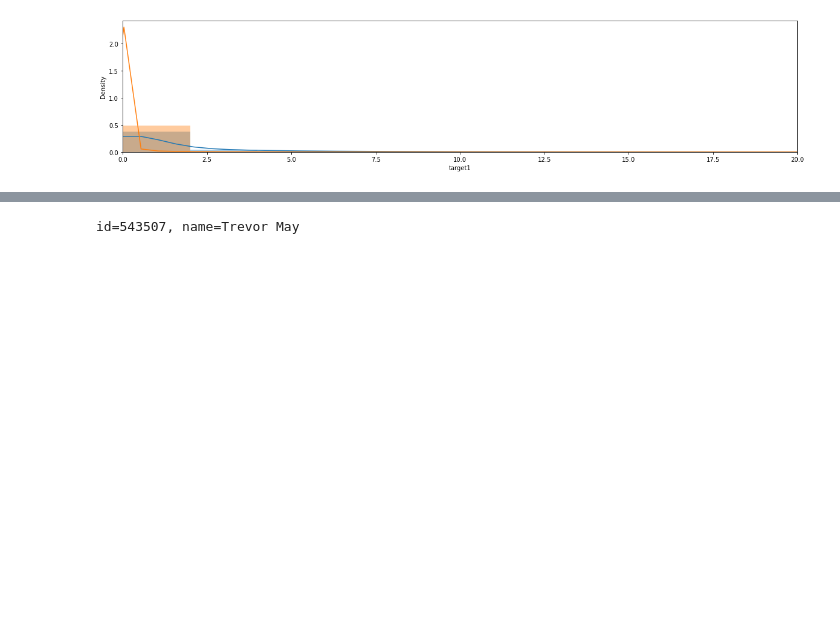
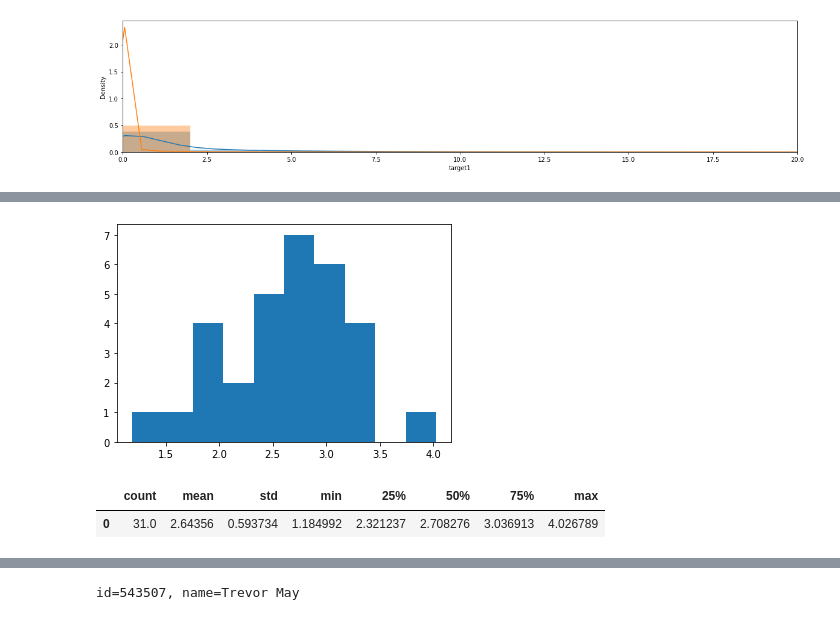
Before and after one commit to root4kaido/MLB-Player-Digital-Engagement-Forecasting, a Jupyter notebook: Notebook/other/eda_target.ipynb, the cells around one changed output, grey strips where cells are left out. Cells and saved outputs as stored; diff of their text form; code cells hidden in the pictures; blank space fills up the shorter version.

```diff
--- a/Notebook/other/eda_target.ipynb
+++ b/Notebook/other/eda_target.ipynb
@@ -151,0 +140,8 @@ targets[(targets['playerId'] == 660271)]
+# %%
+plt.hist(t2_means, bins=10)
+plt.show()
+pd.DataFrame(t2_means).describe().T
+# %% [output]
+[figure, added]
+|  | count | mean | std | min | 25% | 50% | 75% | max |
+| 0 | 31.0 | 2.64356 | 0.593734 | 1.184992 | 2.321237 | 2.708276 | 3.036913 | 4.026789 |
```
Also changed, not shown: parts of 16 cells of this notebook, 19 other files.
